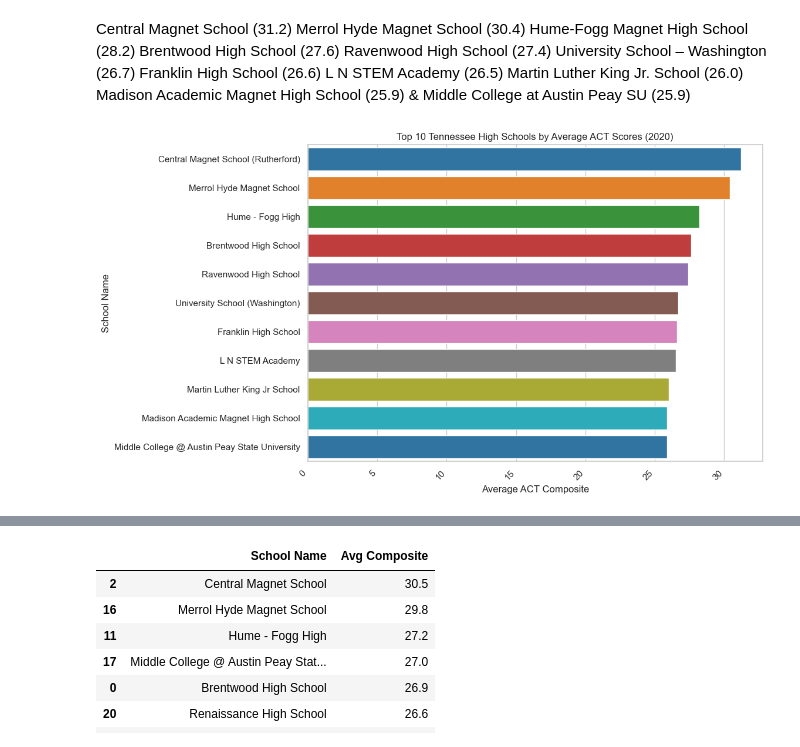
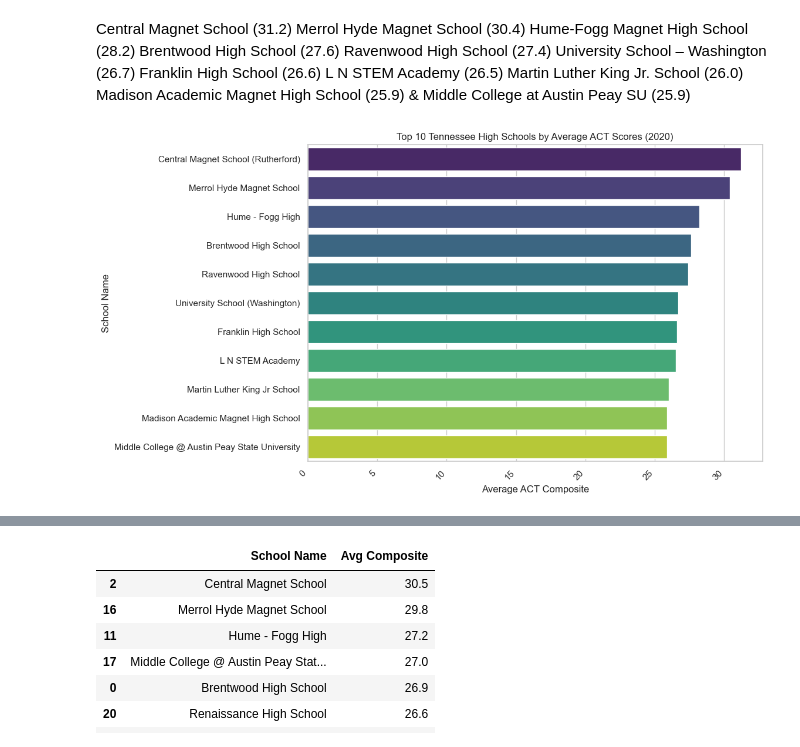
Before and after one commit to prathima220/capstone_project, a Jupyter notebook: notebook/schools_prathima_1.ipynb, the cells around one changed output, grey strips where cells are left out. Cells and saved outputs as stored; diff of their text form; code cells hidden in the pictures.

```diff
--- a/notebook/schools_prathima_1.ipynb
+++ b/notebook/schools_prathima_1.ipynb
@@ -1125,13 +1177,13 @@ Martin Luther King Jr. School (26.0)
 Madison Academic Magnet High School (25.9) & Middle College at Austin Peay SU (25.9)
 # %%
 plt.figure(figsize=(10, 7))
-sns.barplot(y='School', x='Avg Score', data=ACT_2020, palette='tab10')
+sns.barplot(y='School', x='Avg Score', data=ACT_2020,palette='viridis')
 plt.ylabel('School Name')
 plt.xlabel('Average ACT Composite')
 plt.title('Top 10 Tennessee High Schools by Average ACT Scores (2020)')
 plt.xticks(rotation=45, ha='right');
 # %% [output]
-[figure, old version]
+[figure, new version]
 # %%
 t_1 = pd.read_csv('../data/Tennessee ACT Scores 2023.csv')
 t_1.head()
```
Also changed, not shown: parts of 44 cells of this notebook, 36 other files.
